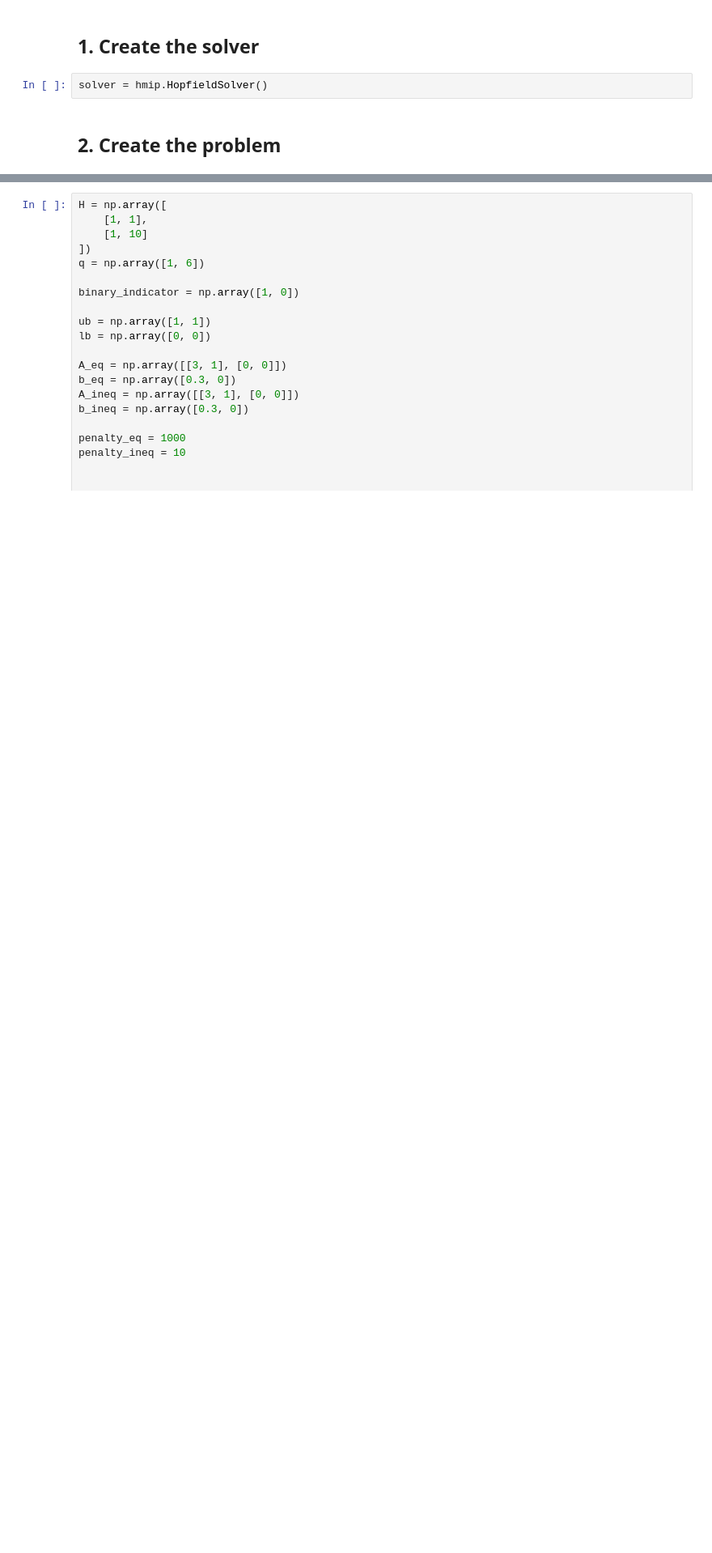
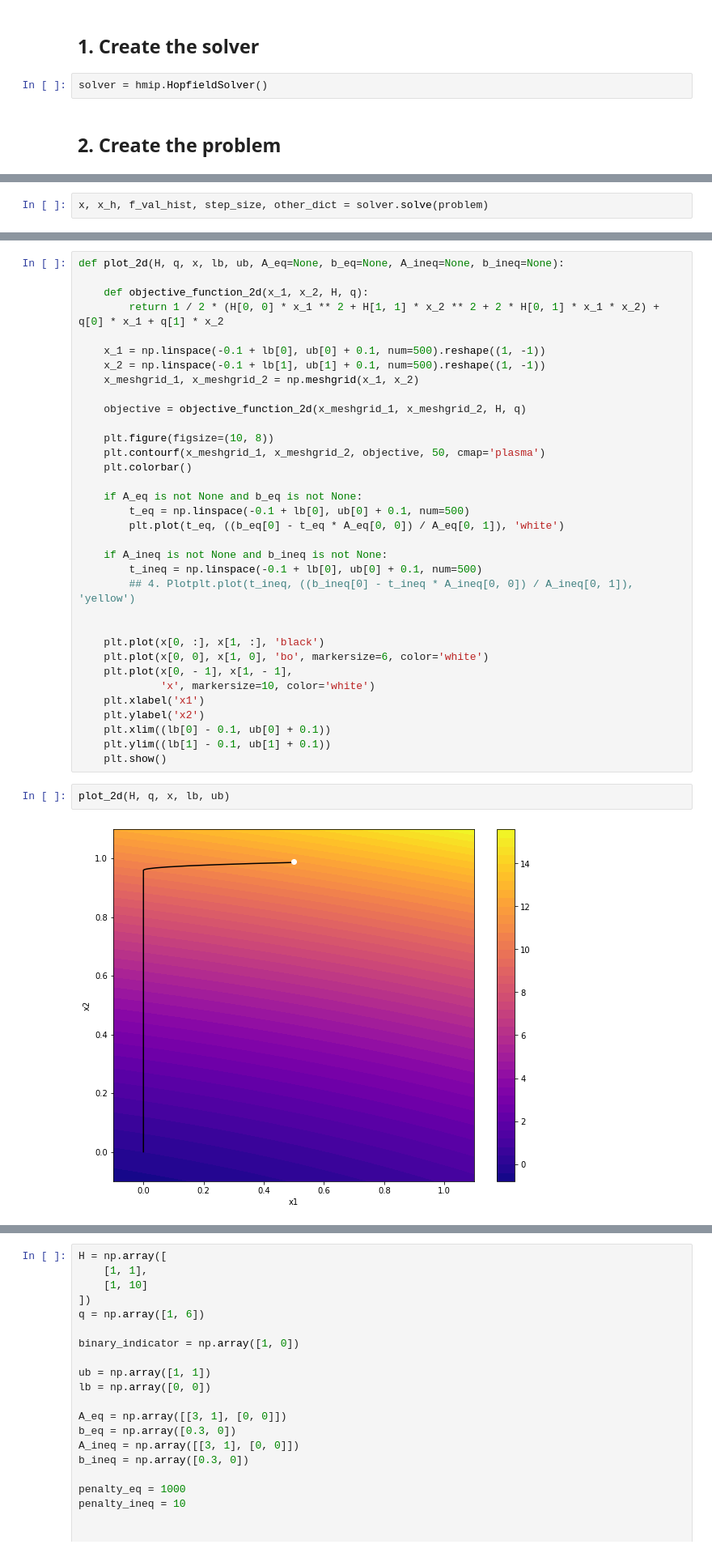
Before and after one commit to mathildebadoual/hmip, a Jupyter notebook: examples/hmip_2d_example.ipynb, the cells around one changed output, grey strips where cells are left out. Shown at 81% size. Cells and saved outputs as stored; diff of their text form; blank space fills up the shorter version.

```diff
--- a/examples/hmip_2d_example.ipynb
+++ b/examples/hmip_2d_example.ipynb
@@ -27,0 +72,2 @@ solver = hmip.HopfieldSolver()
+# %%
+x, x_h, f_val_hist, step_size, other_dict = solver.solve(problem)
@@ -27,0 +80,38 @@ solver = hmip.HopfieldSolver()
+# %%
+def plot_2d(H, q, x, lb, ub, A_eq=None, b_eq=None, A_ineq=None, b_ineq=None):
+
+    def objective_function_2d(x_1, x_2, H, q):
+        return 1 / 2 * (H[0, 0] * x_1 ** 2 + H[1, 1] * x_2 ** 2 + 2 * H[0, 1] * x_1 * x_2) + q[0] * x_1 + q[1] * x_2
+
+    x_1 = np.linspace(-0.1 + lb[0], ub[0] + 0.1, num=500).reshape((1, -1))
+    x_2 = np.linspace(-0.1 + lb[1], ub[1] + 0.1, num=500).reshape((1, -1))
+    x_meshgrid_1, x_meshgrid_2 = np.meshgrid(x_1, x_2)
+
+    objective = objective_function_2d(x_meshgrid_1, x_meshgrid_2, H, q)
+
+    plt.figure(figsize=(10, 8))
+    plt.contourf(x_meshgrid_1, x_meshgrid_2, objective, 50, cmap='plasma')
+    plt.colorbar()
+
+    if A_eq is not None and b_eq is not None:
+        t_eq = np.linspace(-0.1 + lb[0], ub[0] + 0.1, num=500)
+        plt.plot(t_eq, ((b_eq[0] - t_eq * A_eq[0, 0]) / A_eq[0, 1]), 'white')
+
+    if A_ineq is not None and b_ineq is not None:
+        t_ineq = np.linspace(-0.1 + lb[0], ub[0] + 0.1, num=500)
+        ## 4. Plotplt.plot(t_ineq, ((b_ineq[0] - t_ineq * A_ineq[0, 0]) / A_ineq[0, 1]), 'yellow')
+
+
+    plt.plot(x[0, :], x[1, :], 'black')
+    plt.plot(x[0, 0], x[1, 0], 'bo', markersize=6, color='white')
+    plt.plot(x[0, - 1], x[1, - 1],
+             'x', markersize=10, color='white')
+    plt.xlabel('x1')
+    plt.ylabel('x2')
+    plt.xlim((lb[0] - 0.1, ub[0] + 0.1))
+    plt.ylim((lb[1] - 0.1, ub[1] + 0.1))
+    plt.show()
+# %%
+plot_2d(H, q, x, lb, ub)
+# %% [output]
+[figure, added]
```
Also changed, not shown: parts of 15 cells of this notebook, 2 other files.
